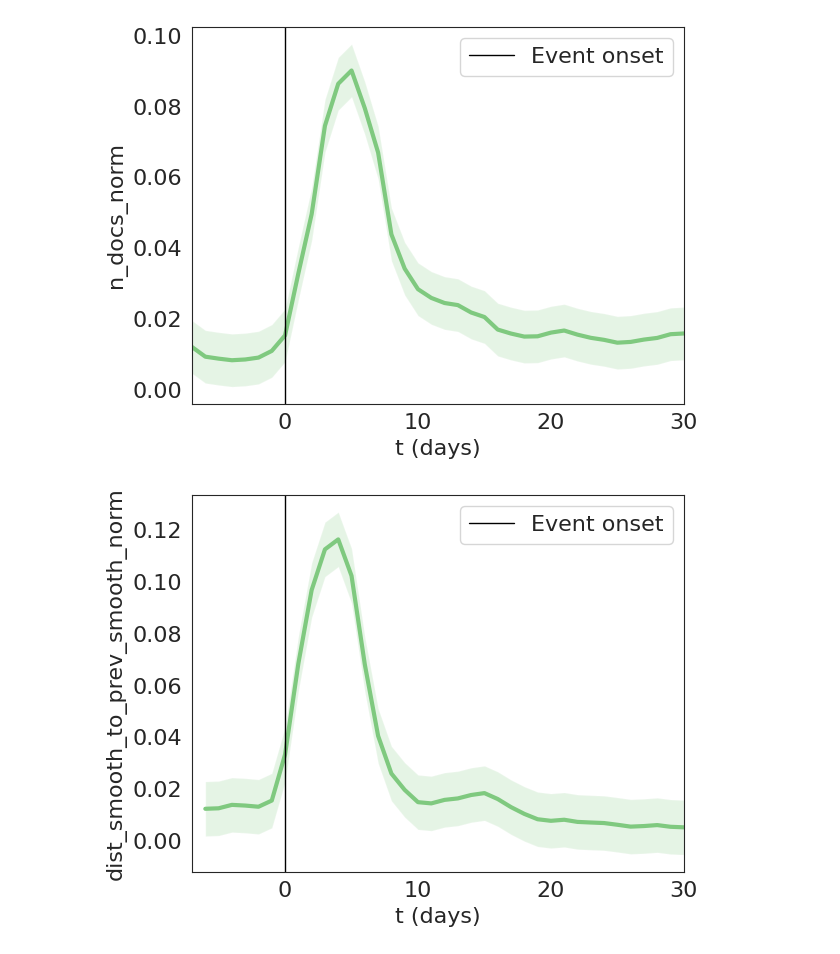
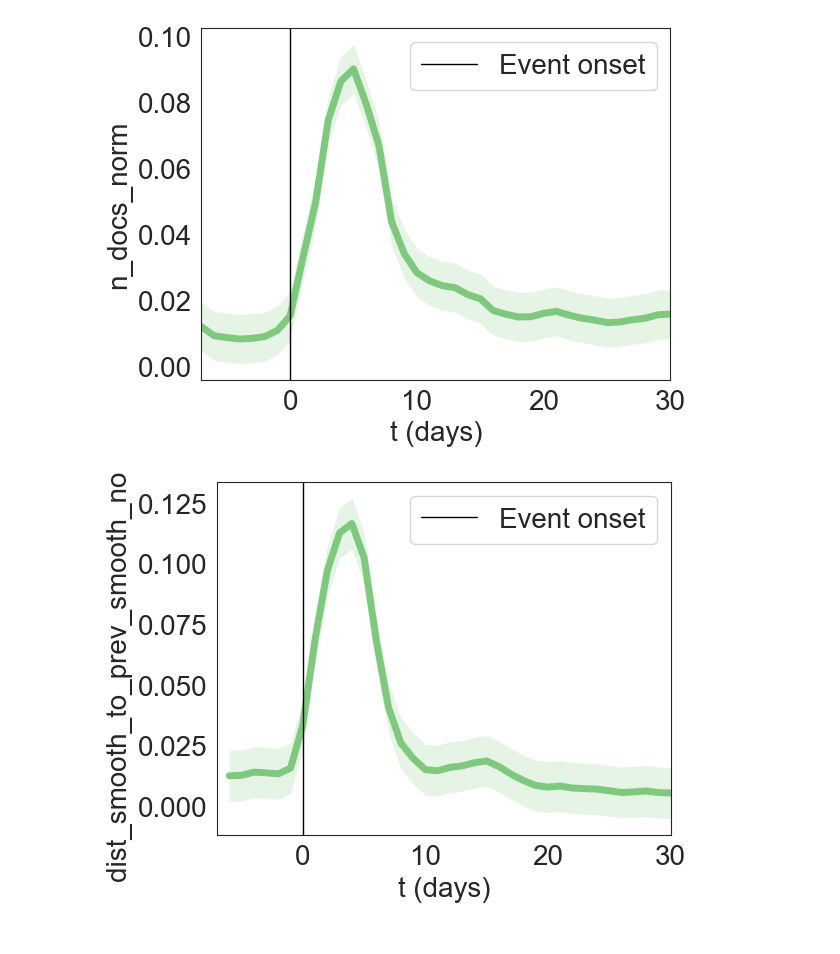
Before and after one commit to elugos/HSMS_LUGOS, a Jupyter notebook: temporal_analysis_daily.ipynb, the cells around one changed output. Drawn from its saved outputs; the diff is of its cells as text; code cells hidden in the pictures.

```diff
--- a/temporal_analysis_daily.ipynb
+++ b/temporal_analysis_daily.ipynb
@@ -191,7 +190,7 @@ from analysis.changepoint import percentile_bursts, preprocess_signal
 
 sns.set_style("white")
 sns.set_palette("Accent")
-plt.rcParams['font.size'] = 16
+plt.rcParams['font.size'] = 20
 
 from scipy.stats import sem
 import numpy as np
@@ -228,8 +227,9 @@ def plot_event_background_timeseries(df,
                                      x_label="t (days)",
                                      y_label=None,
                                      title=None,
-                                     lw=3,
+                                     lw=5,
                                      window=5,
+                                     savefig=True,
                                      drop_event_types={'political'},
                                      error="sem"):
 
@@ -280,7 +280,7 @@ def plot_event_background_timeseries(df,
                         ax.fill_between(x[:len(y_bg)], y_bg-bg_err, y_bg+bg_err, alpha=0.2)
                     ax.fill_between(x[:len(y_event)], y_event-event_err, y_event+event_err, alpha=0.2)
                 if plot_bg:
-                    ax.plot(x[:len(y_bg)], y_bg, label=label_bg, linewidth=lw, linestyle='-.');
+                    ax.plot(x[:len(y_bg)], y_bg, label=label_bg, linewidth=lw, linestyle=(0, (3, 1, 1, 1, 1, 1)));
                 ax.plot(x[:len(y_event)], y_event, label=label_event, linewidth=lw)
 
             elif plot_style == "area":
@@ -311,7 +311,8 @@ def plot_event_background_timeseries(df,
             ax.set_xlabel(x_label)
             ax.set_ylabel(y_label if y_label is not None else y_col)
             fig.tight_layout()
-            fig.savefig(output_dir.joinpath(f"{y_col}_{evt_t}.pdf"));
+            if savefig:
+                fig.savefig(output_dir.joinpath(f"{y_col}_{evt_t}.pdf"));
 
 plot_event_background_timeseries(df, cols=cols, plot_bg=False)
 # %% [output]
@@ -319,2 +320,2 @@ plot_event_background_timeseries(df, cols=cols, plot_bg=False)
-[figure, old version]
+[figure, new version]
-[figure, old version]
+[figure, new version]
```
Also changed, not shown: parts of 5 cells of this notebook.
